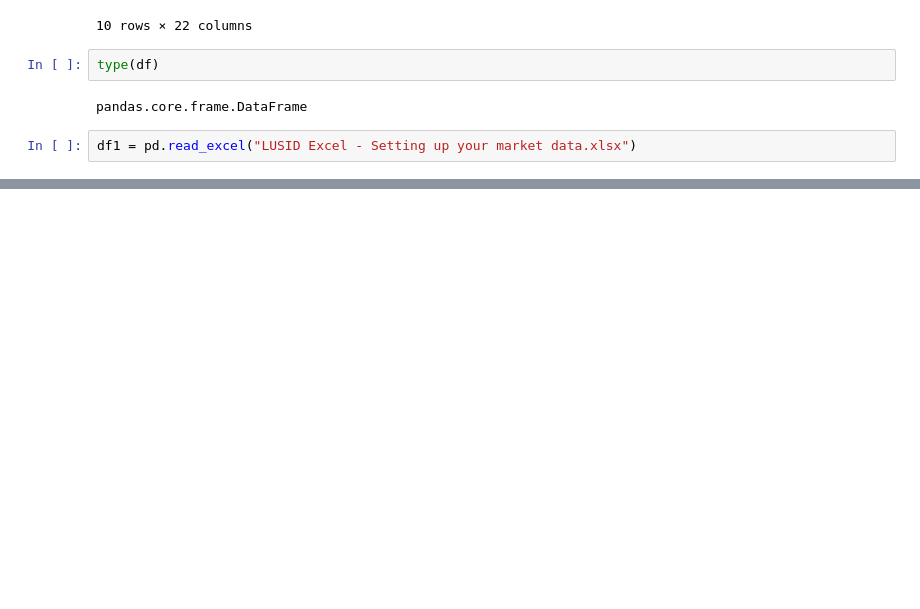
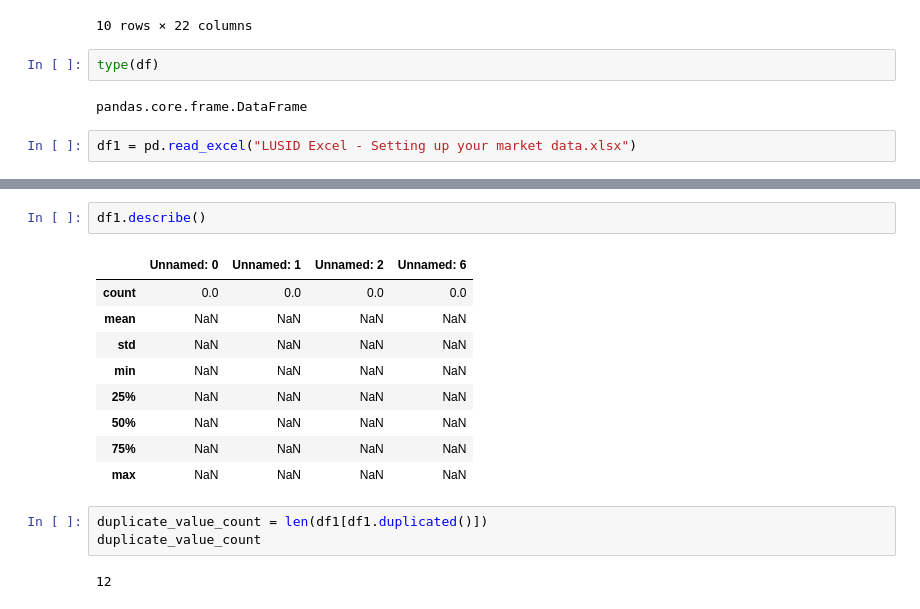
Before and after one commit to prathmeshpatil98/learnpandas, a Jupyter notebook: pandaspractice.ipynb, the cells around one changed output, grey strips where cells are left out. Drawn from its saved outputs; the diff is of its cells as text; blank space fills up the shorter version.

```diff
--- a/pandaspractice.ipynb
+++ b/pandaspractice.ipynb
@@ -101,0 +194,17 @@ df1
+# %%
+df1.describe()
+# %% [output]
+|  | Unnamed: 0 | Unnamed: 1 | Unnamed: 2 | Unnamed: 6 |
+| count | 0.0 | 0.0 | 0.0 | 0.0 |
+| mean | NaN | NaN | NaN | NaN |
+| std | NaN | NaN | NaN | NaN |
+| min | NaN | NaN | NaN | NaN |
+| 25% | NaN | NaN | NaN | NaN |
+| 50% | NaN | NaN | NaN | NaN |
+| 75% | NaN | NaN | NaN | NaN |
+| max | NaN | NaN | NaN | NaN |
+# %%
+duplicate_value_count = len(df1[df1.duplicated()])
+duplicate_value_count
+# %% [output]
+12
```
Also changed, not shown: parts of 7 cells of this notebook, 2 other files.
